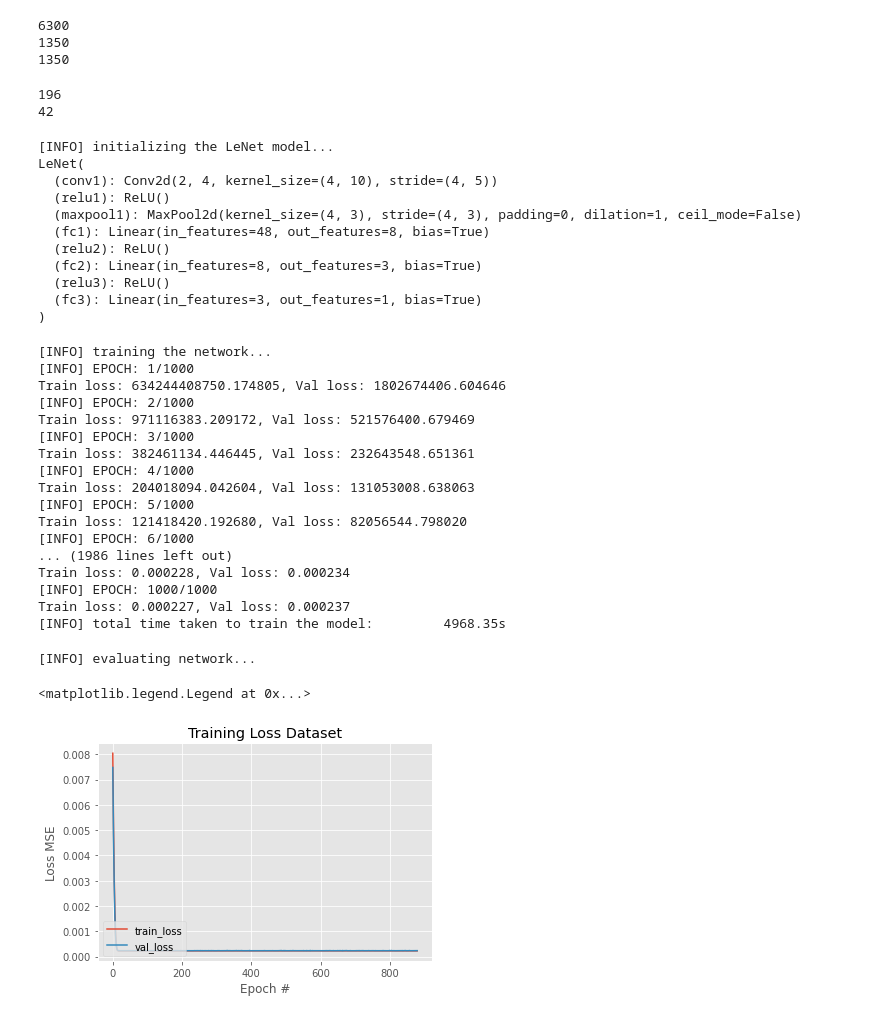
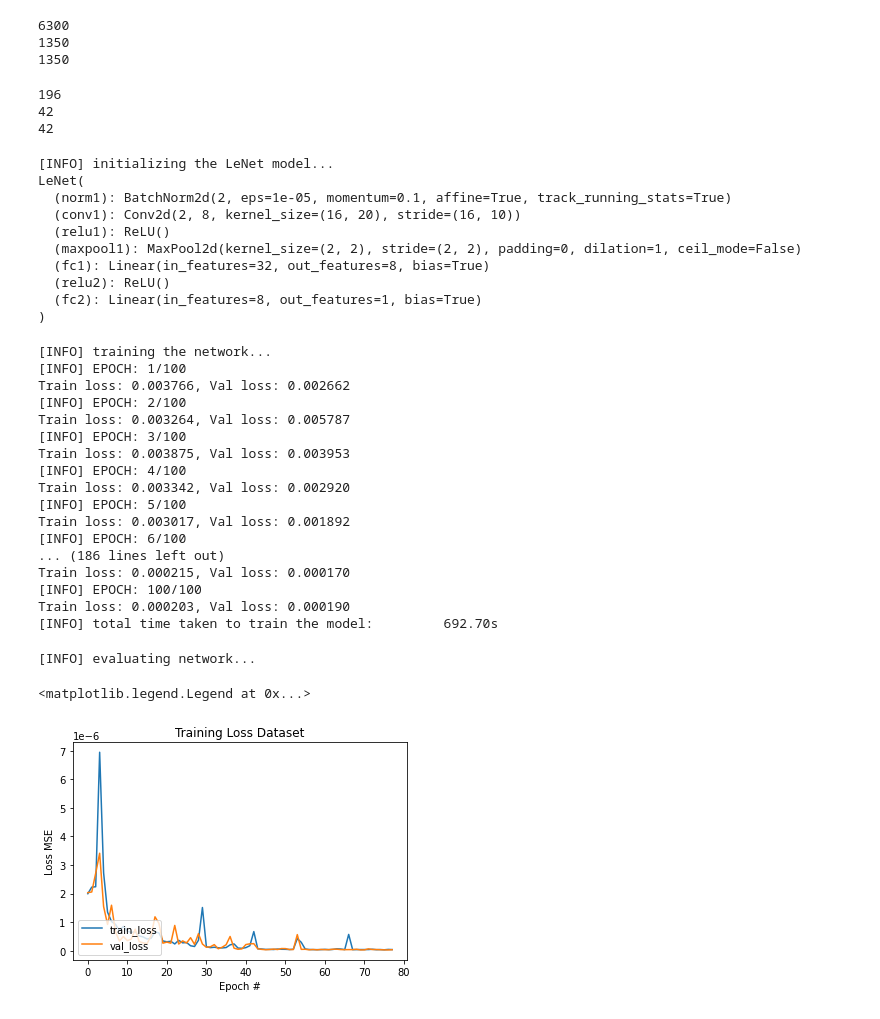
Before and after one commit to KozminArtem/ann-s, a Jupyter notebook: MD/PhAc/WPT_CNN/cnn_1.ipynb, the cells around one changed output. Drawn from its saved outputs; the diff is of its cells as text; code cells hidden in the pictures.

Commit message:
add BatchNorm2d, and change flatten

```diff
--- a/MD/PhAc/WPT_CNN/cnn_1.ipynb
+++ b/MD/PhAc/WPT_CNN/cnn_1.ipynb
@@ -236,6 +280,9 @@ print(trainSteps)
 valSteps = len(valDataLoader.dataset) // BATCH_SIZE
 print(valSteps)
 
+testSteps = len(testDataLoader.dataset) // BATCH_SIZE
+print(testSteps)
+
 
 # print(trainDataLoader.dataset)
 # print(trainDataLoader.dataset[1])
@@ -244,6 +291,7 @@ print(valSteps)
 # %% [output]
 196
 42
+42
 # %%
 # define training hyperparameters
 INIT_LR = 0.001
@@ -252,30 +300,36 @@ INIT_LR = 0.001
 print("[INFO] initializing the LeNet model...")
 
 model = LeNet().to(device)
-model.type(torch.cuda.DoubleTensor)
+# model.type(torch.cuda.DoubleTensor)
+model.type(torch.DoubleTensor)
 
 
 print(model)
 # initialize our optimizer and loss function
 opt = Adam(model.parameters(), lr=INIT_LR)
 
+scheduler = ReduceLROnPlateau(opt, 'min')
+
+
+
 lossMSE = nn.MSELoss()
+# lossMAE = nn.L1Loss()
+
 # initialize a dictionary to store training history
 H = {"train_loss": [],"val_loss": []}
 # %% [output]
 [INFO] initializing the LeNet model...
 LeNet(
-  (conv1): Conv2d(2, 4, kernel_size=(4, 10), stride=(4, 5))
+  (norm1): BatchNorm2d(2, eps=1e-05, momentum=0.1, affine=True, track_running_stats=True)
+  (conv1): Conv2d(2, 8, kernel_size=(16, 20), stride=(16, 10))
   (relu1): ReLU()
-  (maxpool1): MaxPool2d(kernel_size=(4, 3), stride=(4, 3), padding=0, dilation=1, ceil_mode=False)
-  (fc1): Linear(in_features=48, out_features=8, bias=True)
+  (maxpool1): MaxPool2d(kernel_size=(2, 2), stride=(2, 2), padding=0, dilation=1, ceil_mode=False)
+  (fc1): Linear(in_features=32, out_features=8, bias=True)
   (relu2): ReLU()
-  (fc2): Linear(in_features=8, out_features=3, bias=True)
-  (relu3): ReLU()
-  (fc3): Linear(in_features=3, out_features=1, bias=True)
+  (fc2): Linear(in_features=8, out_features=1, bias=True)
 )
 # %%
-EPOCHS = 1000
+EPOCHS = 100
 print("[INFO] training the network...")
 
 
@@ -300,8 +354,11 @@ for e in range(0, EPOCHS):
         # perform a forward pass and calculate the training loss
         pred = model(x)
 #         print(pred)
+        y = torch.reshape(y,(len(y),1))
 
         loss = lossMSE(pred, y)
+#         loss = lossMAE(pred, y)
+
         # zero out the gradients, perform the backpropagation step,
         # and update the weights
         opt.zero_grad()
@@ -319,7 +376,11 @@ for e in range(0, EPOCHS):
             (x, y) = (x.to(device), y.to(device))
             # make the predictions and calculate the validation loss
             pred = model(x)
+            y = torch.reshape(y,(len(y),1))
             totalValLoss += lossMSE(pred, y)
+#             totalValLoss += lossMAE(pred, y)
+
+    scheduler.step(totalValLoss)
 
     # calculate the average training and validation loss
     avgTrainLoss = totalTrainLoss / trainSteps
@@ -332,29 +393,29 @@ for e in range(0, EPOCHS):
     # print the model training and validation information
     print("[INFO] EPOCH: {}/{}".format(e + 1, EPOCHS))
     print("Train loss: {:.6f}, Val loss: {:.6f}".format(
-        avgTrainLoss, avgValLoss))
+        torch.sqrt(avgTrainLoss), torch.sqrt(avgValLoss)))
 # finish measuring how long training took
 endTime = time.time()
 print("[INFO] total time taken to train the model: \
         {:.2f}s".format(endTime - startTime))
 # %% [output]
 [INFO] training the network...
-[INFO] EPOCH: 1/1000
-Train loss: 634244408750.174805, Val loss: 1802674406.604646
-[INFO] EPOCH: 2/1000
-Train loss: 971116383.209172, Val loss: 521576400.679469
-[INFO] EPOCH: 3/1000
-Train loss: 382461134.446445, Val loss: 232643548.651361
-[INFO] EPOCH: 4/1000
-Train loss: 204018094.042604, Val loss: 131053008.638063
-[INFO] EPOCH: 5/1000
-Train loss: 121418420.192680, Val loss: 82056544.798020
-[INFO] EPOCH: 6/1000
-... (1986 lines left out)
-Train loss: 0.000228, Val loss: 0.000234
-[INFO] EPOCH: 1000/1000
-Train loss: 0.000227, Val loss: 0.000237
-[INFO] total time taken to train the model:         4968.35s
+[INFO] EPOCH: 1/100
+Train loss: 0.003766, Val loss: 0.002662
+[INFO] EPOCH: 2/100
+Train loss: 0.003264, Val loss: 0.005787
+[INFO] EPOCH: 3/100
+Train loss: 0.003875, Val loss: 0.003953
+[INFO] EPOCH: 4/100
+Train loss: 0.003342, Val loss: 0.002920
+[INFO] EPOCH: 5/100
+Train loss: 0.003017, Val loss: 0.001892
+[INFO] EPOCH: 6/100
+... (186 lines left out)
+Train loss: 0.000215, Val loss: 0.000170
+[INFO] EPOCH: 100/100
+Train loss: 0.000203, Val loss: 0.000190
+[INFO] total time taken to train the model:         692.70s
 # %%
 # we can now evaluate the network on the test set
 print("[INFO] evaluating network...")
@@ -377,21 +438,21 @@ with torch.no_grad():
 # %%
 # plot the training loss and accuracy
 # plt.style.use("ggplot")
 plt.figure()
-plt.plot(H["train_loss"][120:], label="train_loss")
-plt.plot(H["val_loss"][120:], label="val_loss")
+plt.plot(H["train_loss"][40:], label="train_loss")
+plt.plot(H["val_loss"][40:], label="val_loss")
 
 
 plt.title("Training Loss Dataset")
 plt.xlabel("Epoch #")
 plt.ylabel("Loss MSE")
 plt.legend(loc="lower left")
 # plt.savefig(args["plot"])
 # serialize the model to disk
 # torch.save(model, args["model"])
 # %% [output]
 <matplotlib.legend.Legend at 0x...>
-[figure, old version]
+[figure, new version]
 # %%
 from torchmetrics import MeanSquaredError
 mean_squared_error = MeanSquaredError()
```
Also changed, not shown: parts of 6 cells of this notebook, 1 other file.
